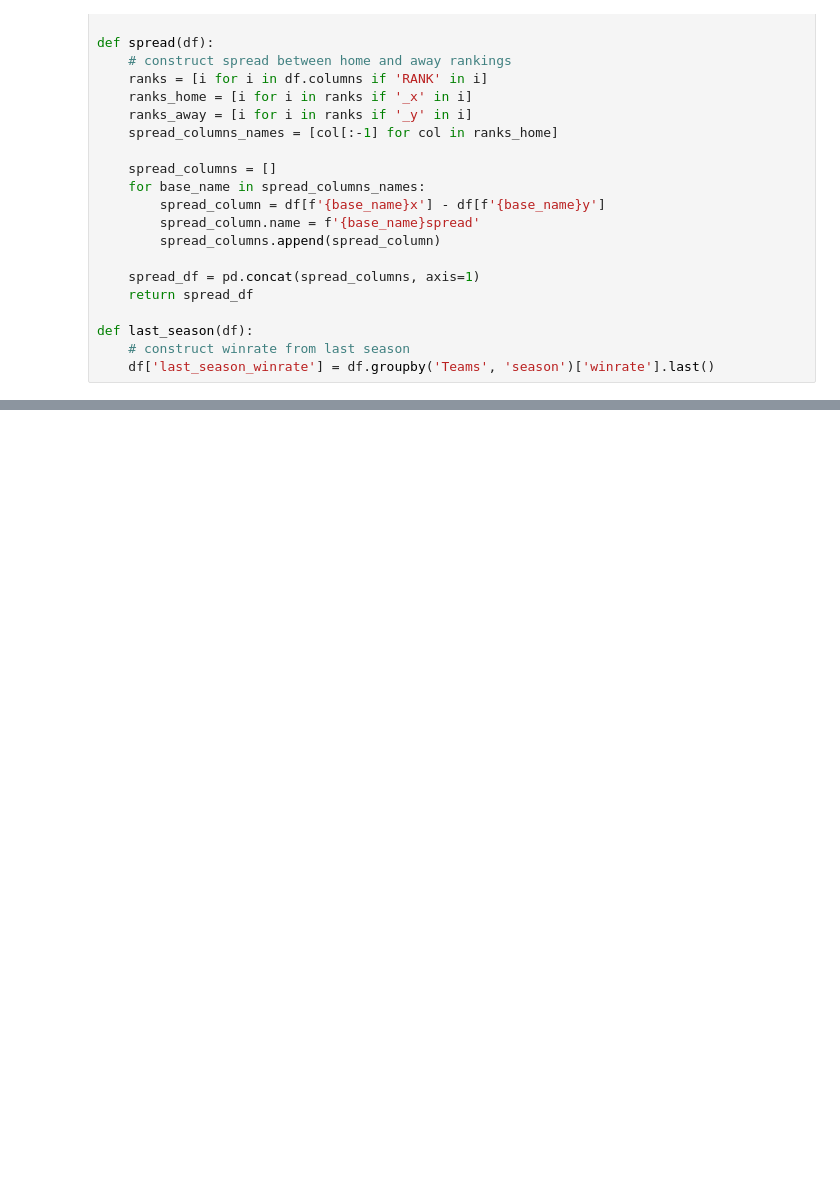
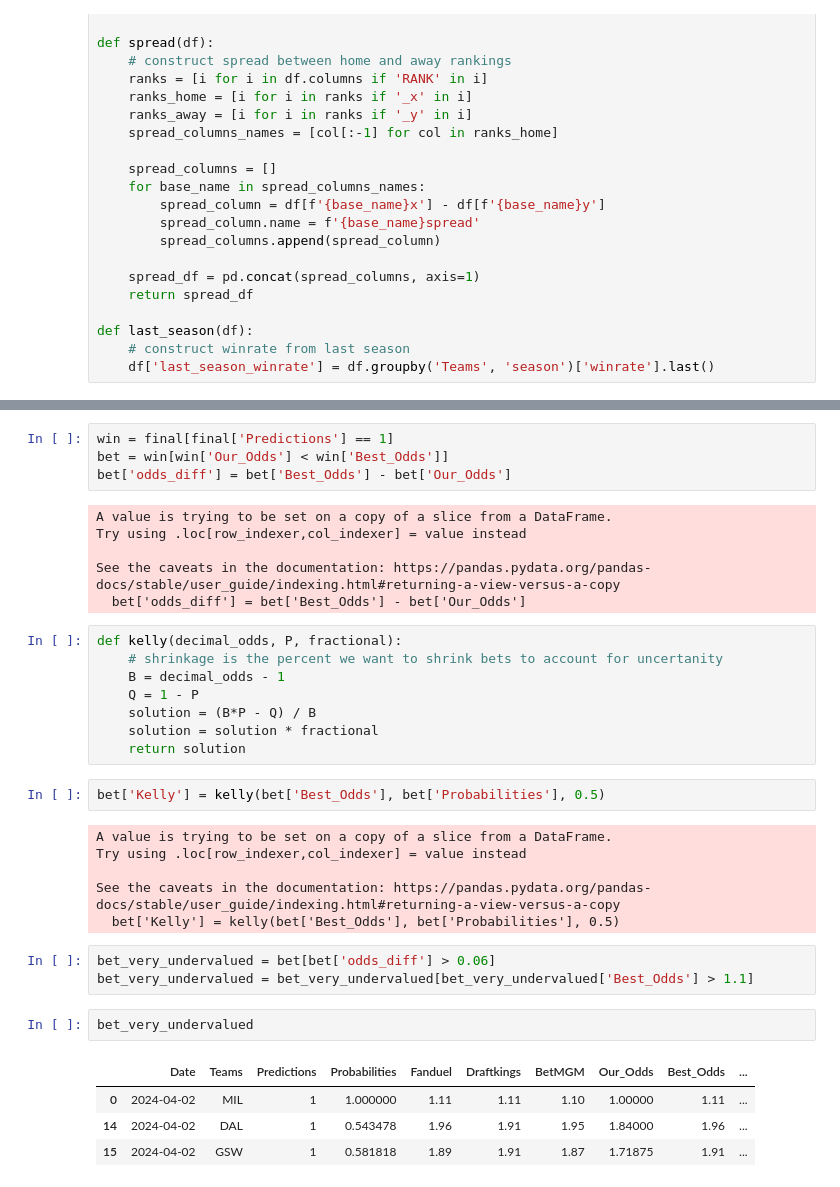
Before and after one commit to bluefish0125/Sports-Prediction, a Jupyter notebook: predictions/preparation/4_2_2024.ipynb, the cells around one changed output, grey strips where cells are left out. Drawn from its saved outputs; the diff is of its cells as text; blank space fills up the shorter version.

```diff
--- a/predictions/preparation/4_2_2024.ipynb
+++ b/predictions/preparation/4_2_2024.ipynb
@@ -260,0 +378,36 @@ complete = complete.dropna()
+# %%
+win = final[final['Predictions'] == 1]
+bet = win[win['Our_Odds'] < win['Best_Odds']]
+bet['odds_diff'] = bet['Best_Odds'] - bet['Our_Odds']
+# %% [output]
+A value is trying to be set on a copy of a slice from a DataFrame.
+Try using .loc[row_indexer,col_indexer] = value instead
+
+See the caveats in the documentation: https://pandas.pydata.org/pandas-docs/stable/user_guide/indexing.html#returning-a-view-versus-a-copy
+  bet['odds_diff'] = bet['Best_Odds'] - bet['Our_Odds']
+# %%
+def kelly(decimal_odds, P, fractional):
+    # shrinkage is the percent we want to shrink bets to account for uncertanity
+    B = decimal_odds - 1
+    Q = 1 - P
+    solution = (B*P - Q) / B
+    solution = solution * fractional
+    return solution
+# %%
+bet['Kelly'] = kelly(bet['Best_Odds'], bet['Probabilities'], 0.5)
+# %% [output]
+A value is trying to be set on a copy of a slice from a DataFrame.
+Try using .loc[row_indexer,col_indexer] = value instead
+
+See the caveats in the documentation: https://pandas.pydata.org/pandas-docs/stable/user_guide/indexing.html#returning-a-view-versus-a-copy
+  bet['Kelly'] = kelly(bet['Best_Odds'], bet['Probabilities'], 0.5)
+# %%
+bet_very_undervalued = bet[bet['odds_diff'] > 0.06]
+bet_very_undervalued = bet_very_undervalued[bet_very_undervalued['Best_Odds'] > 1.1]
+# %%
+bet_very_undervalued
+# %% [output]
+|  | Date | Teams | Predictions | Probabilities | Fanduel | Draftkings | BetMGM | Our_Odds | Best_Odds | ... |
+| 0 | 2024-04-02 | MIL | 1 | 1.000000 | 1.11 | 1.11 | 1.10 | 1.00000 | 1.11 | ... |
+| 14 | 2024-04-02 | DAL | 1 | 0.543478 | 1.96 | 1.91 | 1.95 | 1.84000 | 1.96 | ... |
+| 15 | 2024-04-02 | GSW | 1 | 0.581818 | 1.89 | 1.91 | 1.87 | 1.71875 | 1.91 | ... |
```
Also changed, not shown: parts of 14 cells of this notebook, 7 other files.
